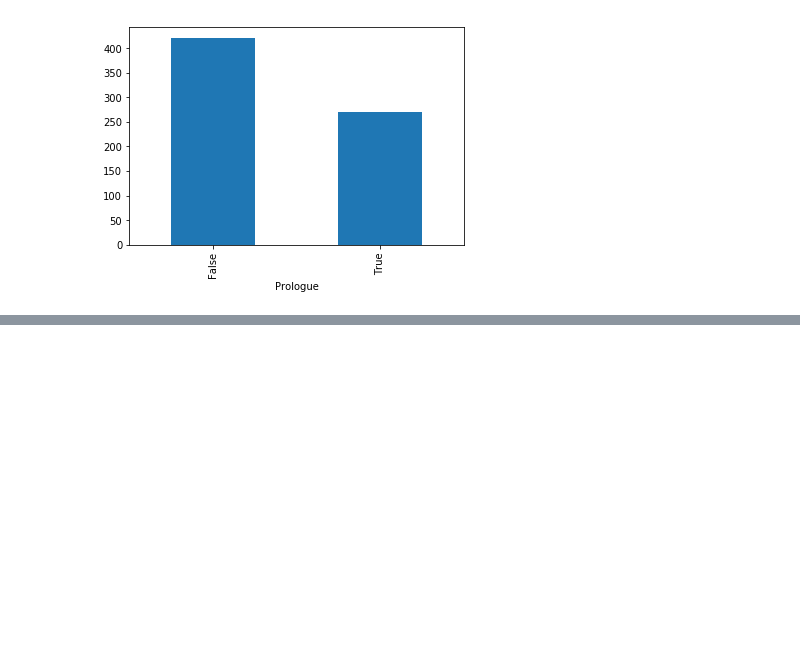
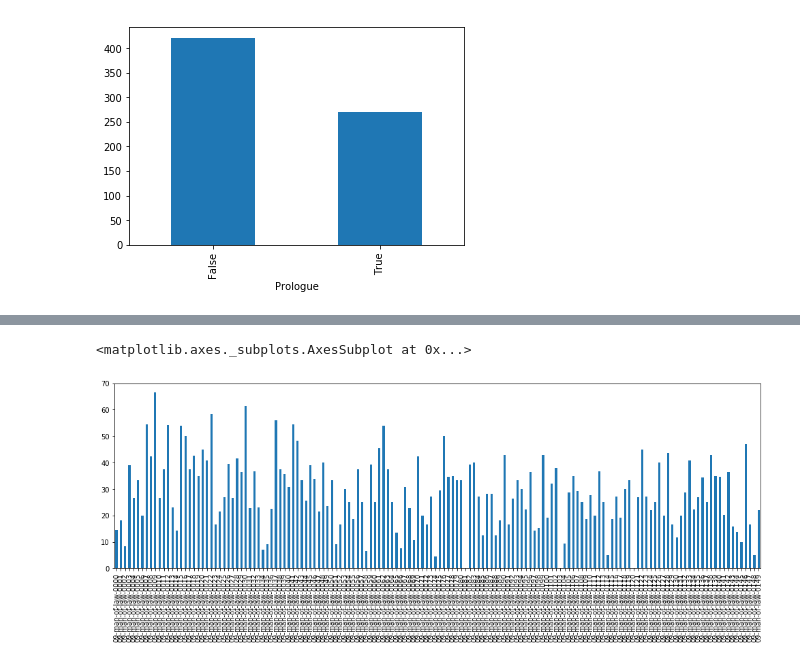
Before and after one commit to JonathanReeve/chaucer-macro-etym, a Jupyter notebook: canterbury-macro-etym.ipynb, the cells around one changed output, grey strips where cells are left out. Cells and saved outputs as stored; diff of their text form; code cells hidden in the pictures; blank space fills up the shorter version.

```diff
--- a/canterbury-macro-etym.ipynb
+++ b/canterbury-macro-etym.ipynb
@@ -496,0 +619,5 @@ dfFamilies.groupby('Prologue')['Latinate'].sum().plot(kind='bar')
+# %%
+stanzasDF[stanzasDF['Latinate'].index.str.contains('09-')]['Latinate'].plot(kind='bar', figsize=(17, 5))
+# %% [output]
+<matplotlib.axes._subplots.AxesSubplot at 0x...>
+[figure, added]
```
Also changed, not shown: parts of 29 cells of this notebook.
